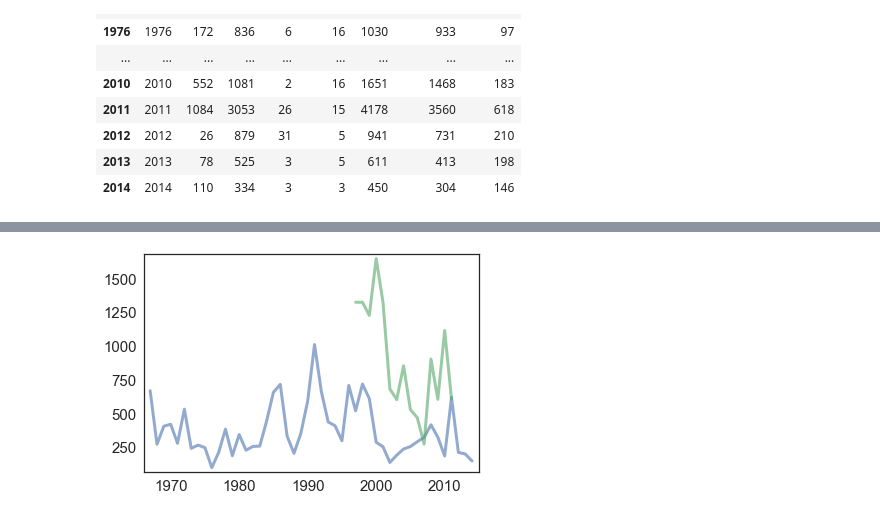
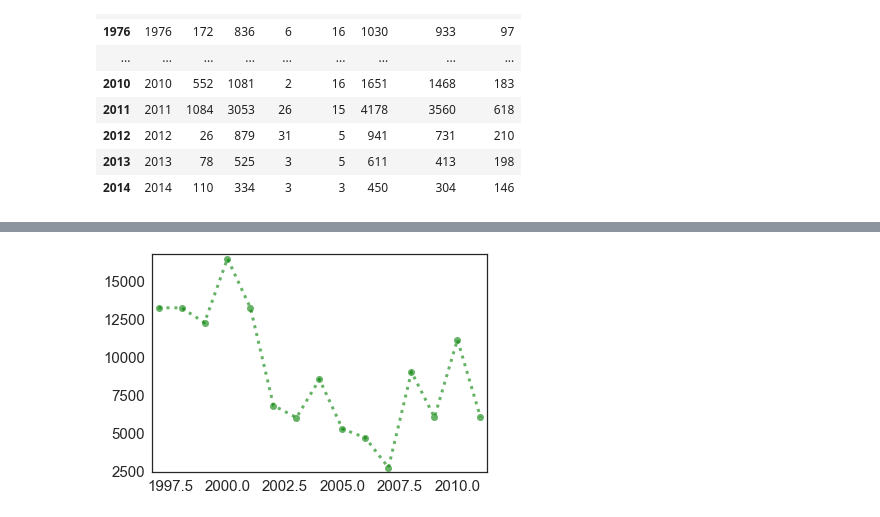
Before and after one commit to 867006905/ModSimPy, a Jupyter notebook: code/Project One/Project One.ipynb, the cells around one changed output, grey strips where cells are left out. Cells and saved outputs as stored; diff of their text form; code cells hidden in the pictures.

```diff
--- a/code/Project One/Project One.ipynb
+++ b/code/Project One/Project One.ipynb
@@ -59,0 +48,5 @@ production = aqua_prdt.production / 1e1
+# %%
+production = aqua_prdt.production
+return_97.columns = ['year','1sw', '2sw','3sw', 'repeat', 'total','hatchery', 'natural']
+return_97.index = return_97.year
+return_97
@@ -60,6 +76,5 @@ production = aqua_prdt.production / 1e1
 # %%
 newfig()
-plot(salmon_pop.index, salmon_pop.natural)
-plot(aqua_prdt.index, production)
+plot(aqua_prdt.index, production, 'go:')
 # %% [output]
-[figure, old version]
+[figure, new version]
```
Also changed, not shown: parts of 8 cells of this notebook, 6 other files.
